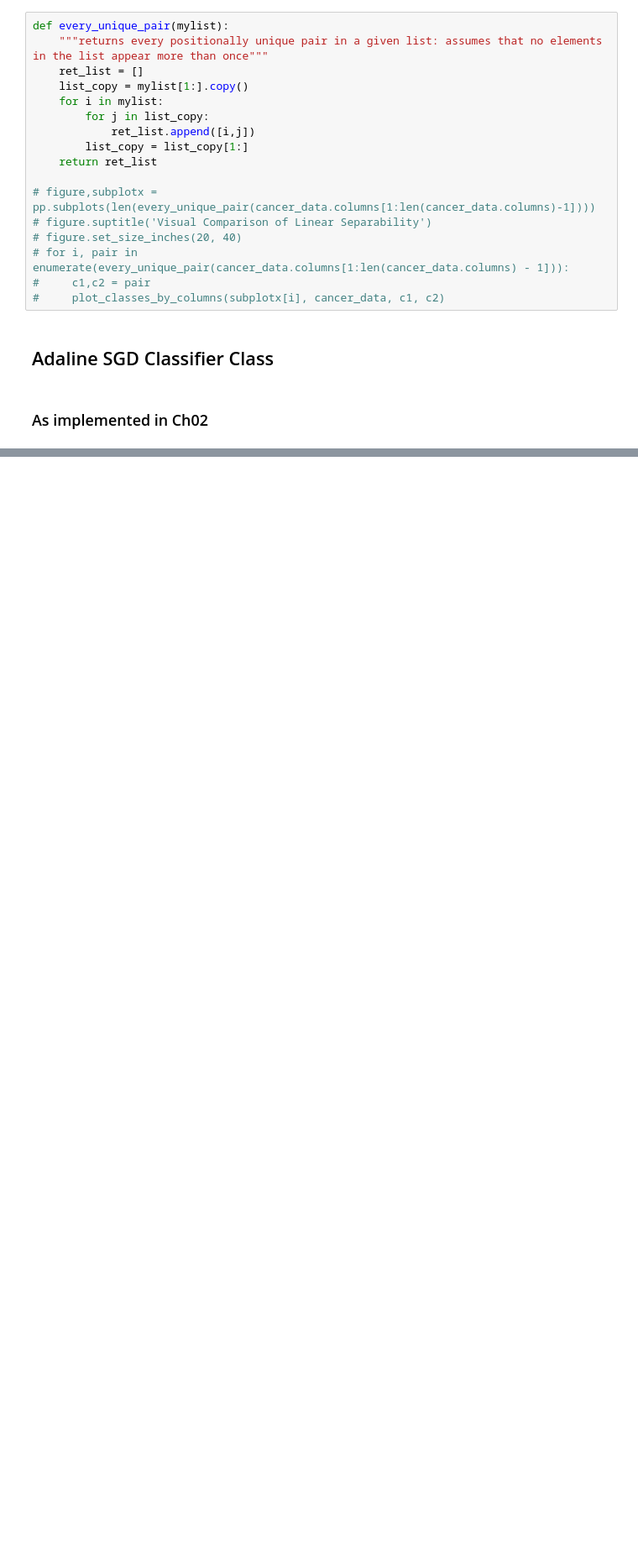
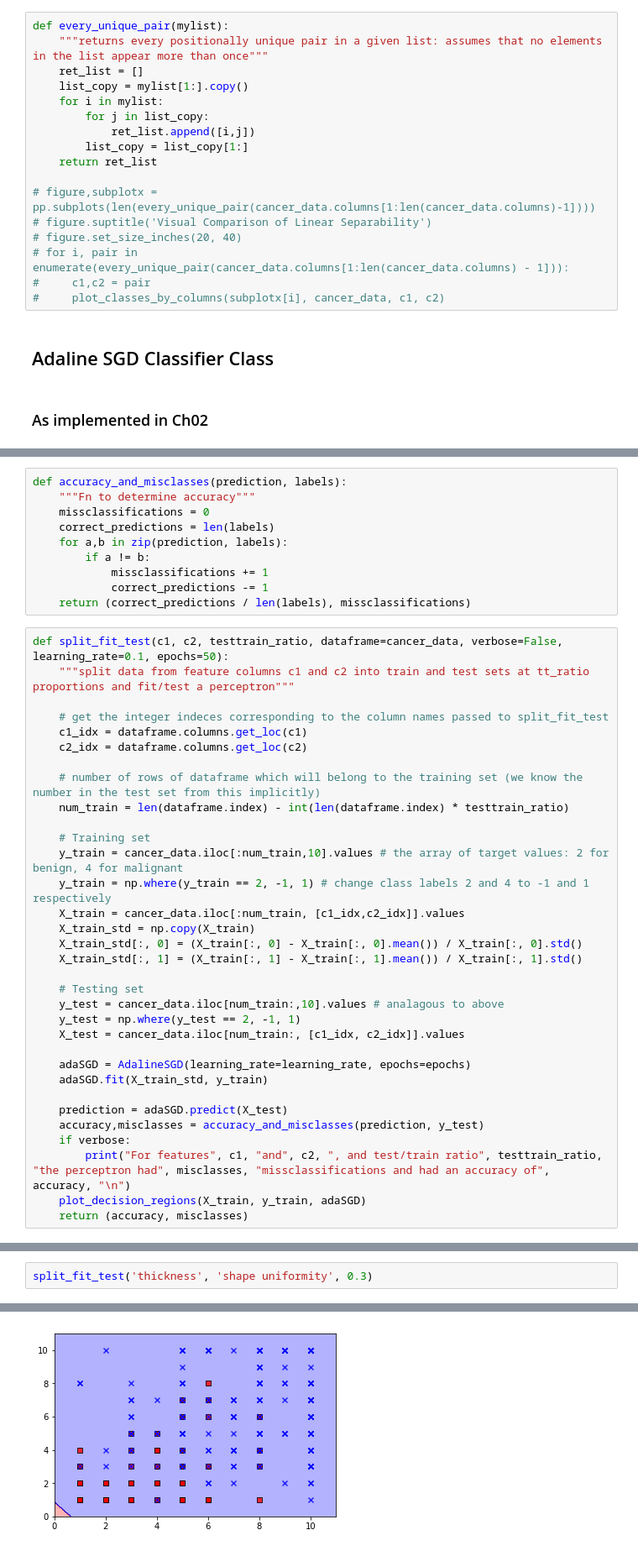
Before and after one commit to BraeTroutman/BreastCancerData_ML, a Jupyter notebook: breast_cancer_diagnostic_adaline.ipynb, the cells around one changed output, grey strips where cells are left out. Shown at 84% size. Cells and saved outputs as stored; diff of their text form; blank space fills up the shorter version.

```diff
--- a/breast_cancer_diagnostic_adaline.ipynb
+++ b/breast_cancer_diagnostic_adaline.ipynb
@@ -112,0 +157,43 @@ class AdalineSGD(object):
+# %%
+def accuracy_and_misclasses(prediction, labels):
+    """Fn to determine accuracy"""
+    missclassifications = 0
+    correct_predictions = len(labels)
+    for a,b in zip(prediction, labels):
+        if a != b:
+            missclassifications += 1
+            correct_predictions -= 1
+    return (correct_predictions / len(labels), missclassifications)
+# %%
+def split_fit_test(c1, c2, testtrain_ratio, dataframe=cancer_data, verbose=False, learning_rate=0.1, epochs=50):
+    """split data from feature columns c1 and c2 into train and test sets at tt_ratio proportions and fit/test a perceptron"""
+
+    # get the integer indeces corresponding to the column names passed to split_fit_test
+    c1_idx = dataframe.columns.get_loc(c1)
+    c2_idx = dataframe.columns.get_loc(c2)
+
+    # number of rows of dataframe which will belong to the training set (we know the number in the test set from this implicitly)
+    num_train = len(dataframe.index) - int(len(dataframe.index) * testtrain_ratio)
+
+    # Training set
+    y_train = cancer_data.iloc[:num_train,10].values # the array of target values: 2 for benign, 4 for malignant
+    y_train = np.where(y_train == 2, -1, 1) # change class labels 2 and 4 to -1 and 1 respectively
+    X_train = cancer_data.iloc[:num_train, [c1_idx,c2_idx]].values
+    X_train_std = np.copy(X_train)
+    X_train_std[:, 0] = (X_train[:, 0] - X_train[:, 0].mean()) / X_train[:, 0].std()
+    X_train_std[:, 1] = (X_train[:, 1] - X_train[:, 1].mean()) / X_train[:, 1].std()
+
+    # Testing set
+    y_test = cancer_data.iloc[num_train:,10].values # analagous to above
+    y_test = np.where(y_test == 2, -1, 1)
+    X_test = cancer_data.iloc[num_train:, [c1_idx, c2_idx]].values
+
+    adaSGD = AdalineSGD(learning_rate=learning_rate, epochs=epochs)
+    adaSGD.fit(X_train_std, y_train)
+
+    prediction = adaSGD.predict(X_test)
+    accuracy,misclasses = accuracy_and_misclasses(prediction, y_test)
+    if verbose:
+        print("For features", c1, "and", c2, ", and test/train ratio", testtrain_ratio, "the perceptron had", misclasses, "missclassifications and had an accuracy of", accuracy, "\n")
+    plot_decision_regions(X_train, y_train, adaSGD)
+    return (accuracy, misclasses)
@@ -112,0 +202,3 @@ class AdalineSGD(object):
+# %%
+split_fit_test('thickness', 'shape uniformity', 0.3)
+# %% [output]
@@ -112,0 +206 @@ class AdalineSGD(object):
+[figure, added]
```
Also changed, not shown: parts of 5 cells of this notebook.
